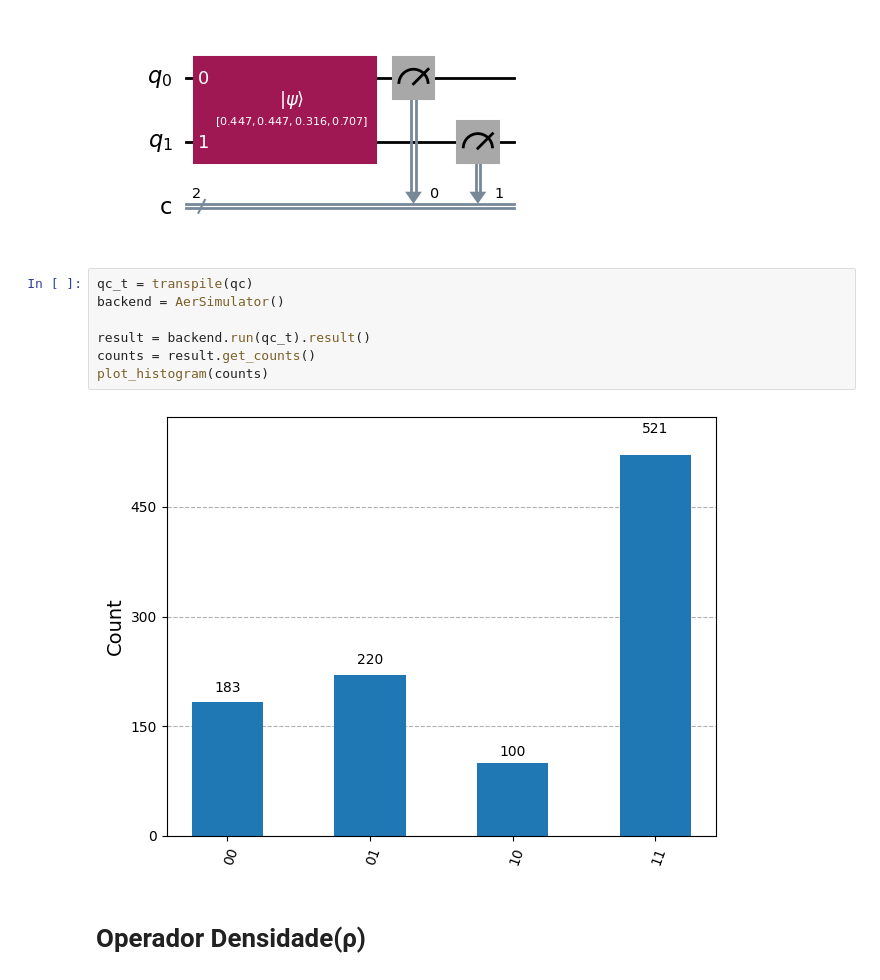
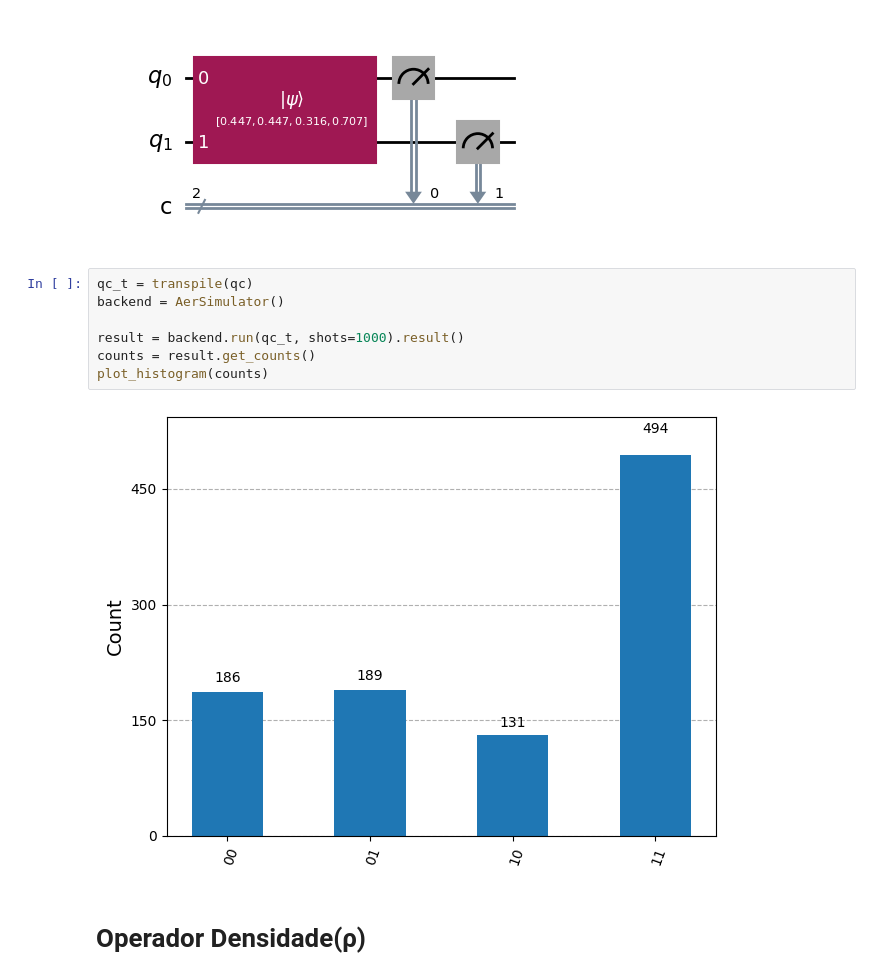
Before and after one commit to irajamuller/quantum_computing, a Jupyter notebook: Circuito_Quântico_2_qubits,_Operador_Densidade_e_Esfera_de_Bloch.ipynb, the cells around one changed output. Cells and saved outputs as stored; diff of their text form.

```diff
--- a/Circuito_Quântico_2_qubits,_Operador_Densidade_e_Esfera_de_Bloch.ipynb
+++ b/Circuito_Quântico_2_qubits,_Operador_Densidade_e_Esfera_de_Bloch.ipynb
@@ -114,12 +125,12 @@ qc.draw('mpl')
 # %%
 qc_t = transpile(qc)
 backend = AerSimulator()
 
-result = backend.run(qc_t).result()
+result = backend.run(qc_t, shots=1000).result()
 counts = result.get_counts()
 plot_histogram(counts)
 # %% [output]
-[figure, old version]
+[figure, new version]
 # %% [markdown]
 # Operador Densidade(ρ)
 # %%
```
Also changed, not shown: parts of 6 cells of this notebook.
